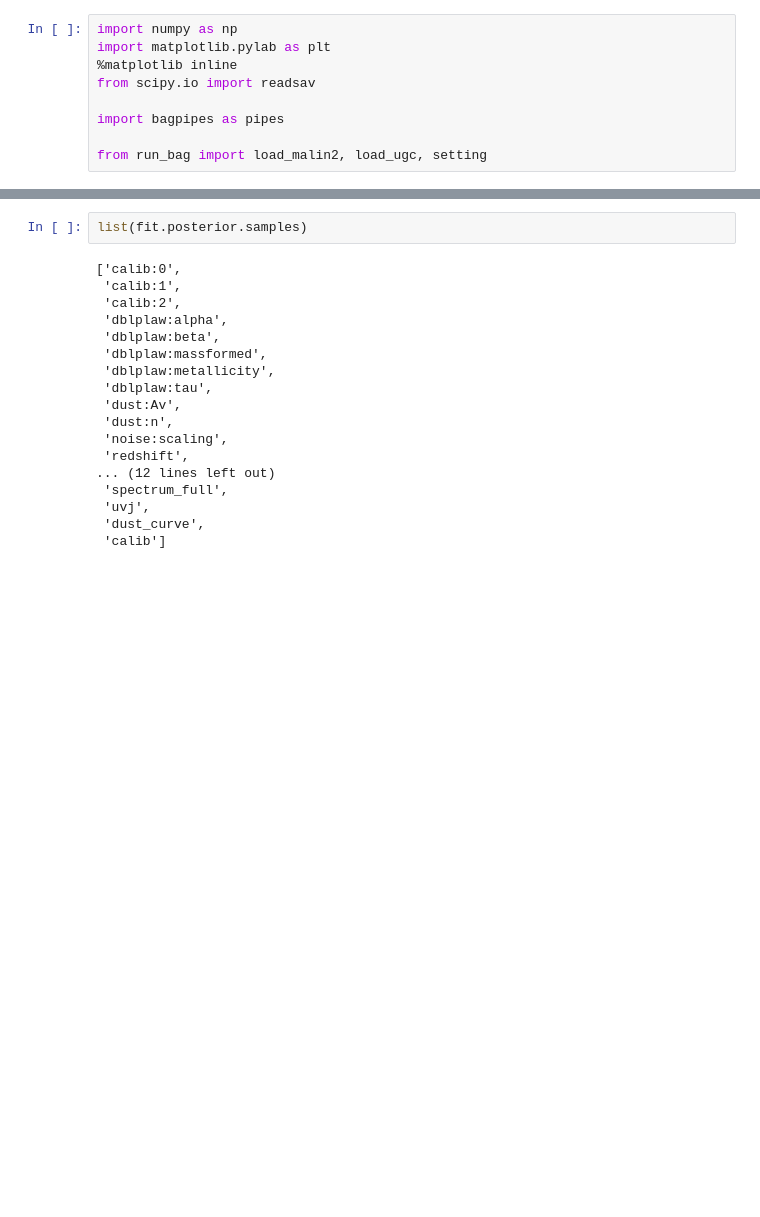
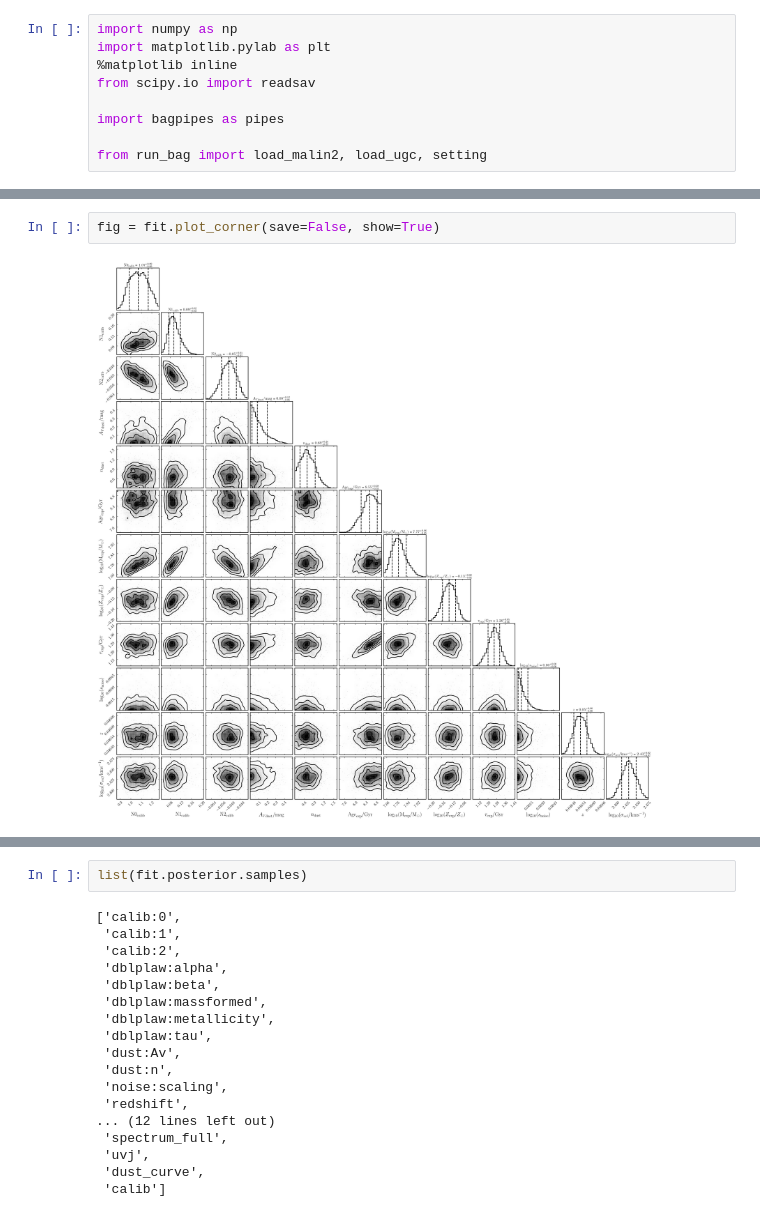
Before and after one commit to yoachim/glsbPaper, a Jupyter notebook: remake/plot_fits.ipynb, the cells around one changed output, grey strips where cells are left out. Cells and saved outputs as stored; diff of their text form; blank space fills up the shorter version.

```diff
--- a/remake/plot_fits.ipynb
+++ b/remake/plot_fits.ipynb
@@ -25,5 +25,9 @@ fit.plot_sfh_posterior(save=False, show=True)
 (<Figure size 1200x400 with 2 Axes>,
  <Axes: xlabel='$\\mathrm{Age\\ of\\ Universe\\ /\\ Gyr}$', ylabel='$\\mathrm{SFR\\ /\\ M_\\odot\\ \\mathrm{yr}^{-1}}$'>)
+# %%
+fig = fit.plot_corner(save=False, show=True)
+# %% [output]
+[figure, added]
 # %%
 fit.posterior.samples.keys()
 # %% [output]
```
Also changed, not shown: parts of 14 cells of this notebook, 2 other files.
